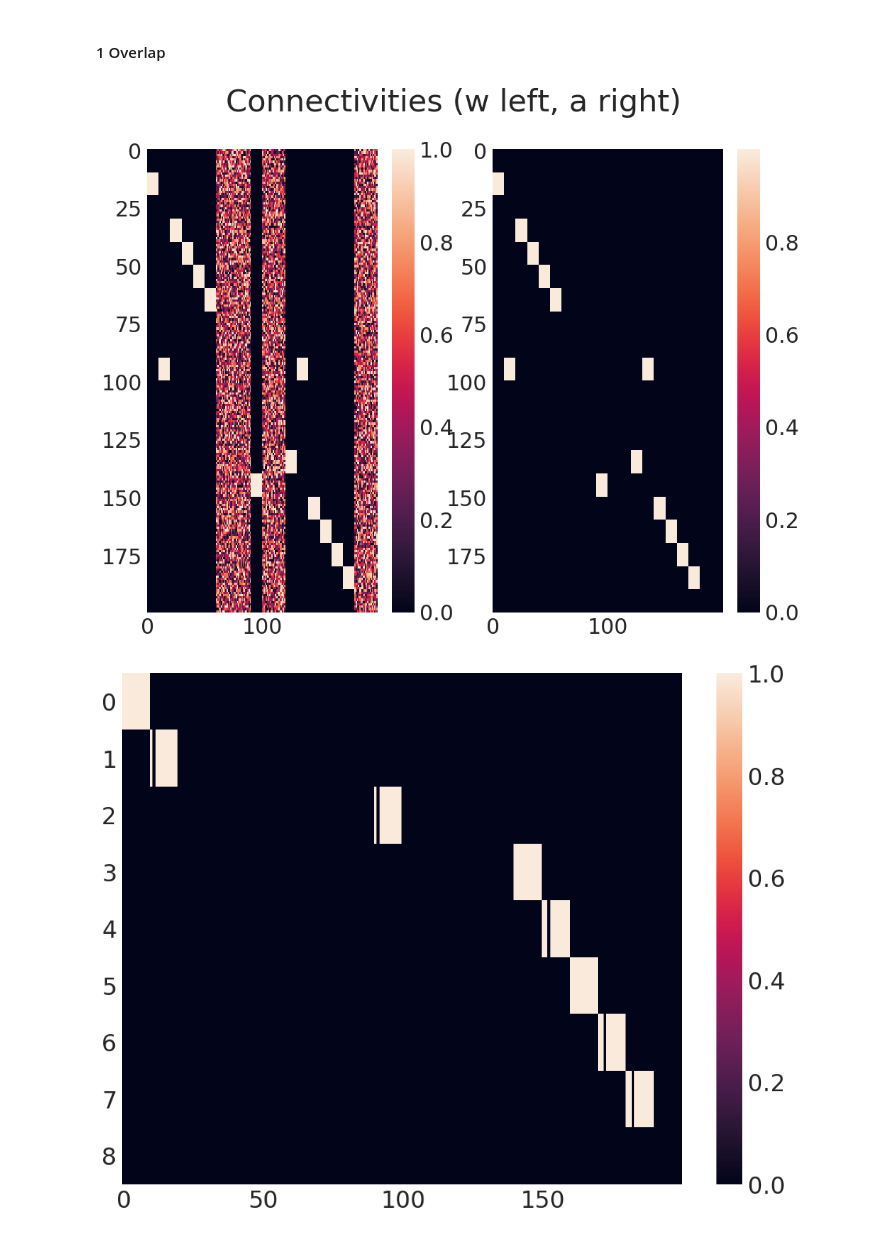
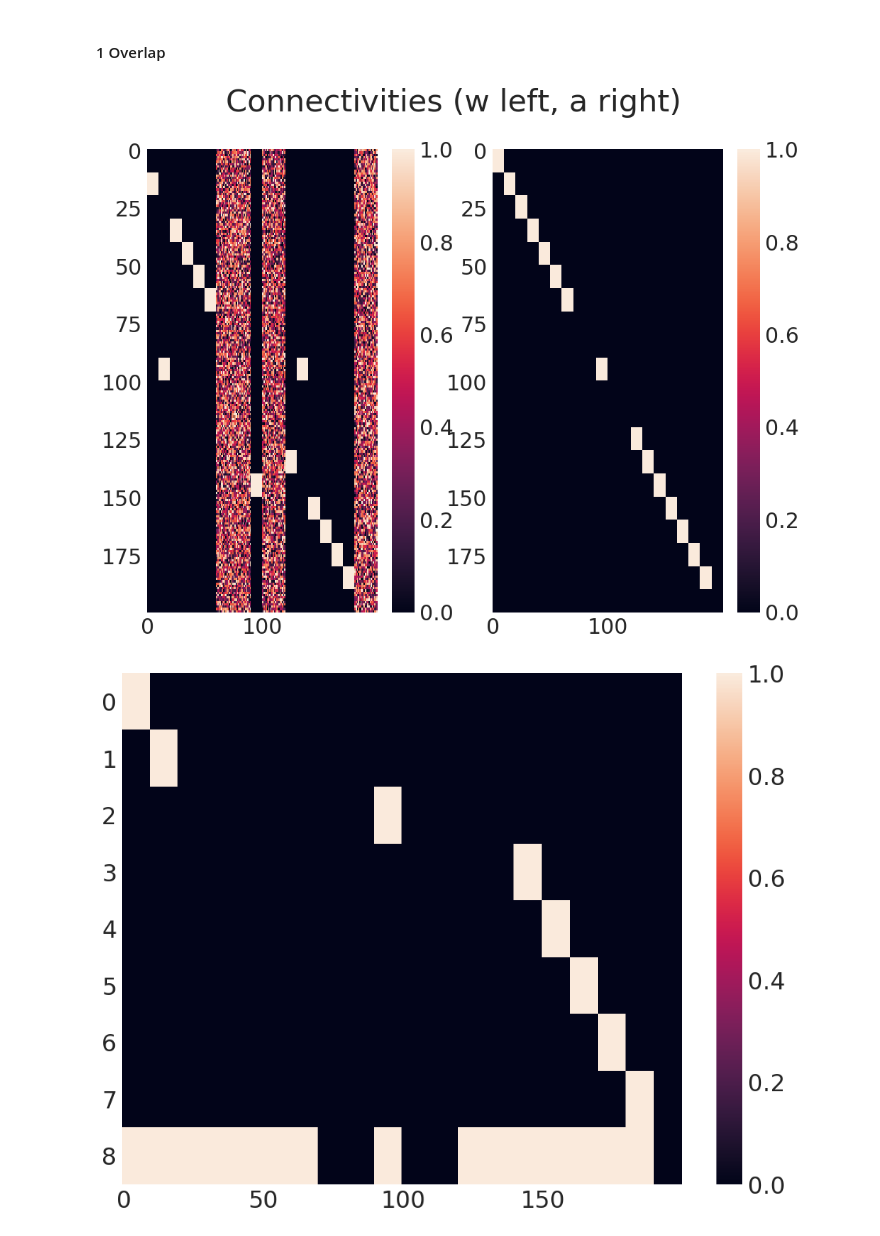
Before and after one commit to h-mayorquin/minai_levy_hippocampus, a Jupyter notebook: notebooks/2017-10-13(Overlap).ipynb, the cells around one changed output. Cells and saved outputs as stored; diff of their text form; code cells hidden in the pictures.

```diff
--- a/notebooks/2017-10-13(Overlap).ipynb
+++ b/notebooks/2017-10-13(Overlap).ipynb
@@ -200,12 +200,12 @@ training_time = 100
 epsilon = 0.1
 
 # Instantiate the network
-nn = MinaNetwork(N_input=N_input, N_recurrent=N_recurrent, p=p, v=v, b=b, Ki=Ki, Kr=Kr, Ci=Ci, Cr=Cr,
+nn = MinaNetwork(n_input=N_input, n_recurrent=N_recurrent, p=p, v=v, b=b, Ki=Ki, Kr=Kr, Ci=Ci, Cr=Cr,
                  theta=theta, phi=phi, uniform_w=False)
 
 # Build the patterns
 number_of_patterns = 20
-sparsity = 10
+sparsity = 5.0
 nn.build_patterns_dictionary(number_of_patterns=number_of_patterns, sparsity=sparsity)
 
 # Training
@@ -213,9 +213,10 @@ sequence1 = [ 0,  1,  9,  2,  3,  4,  5,  6]
 sequence2 = [12, 13, 9, 14, 15, 16, 17, 18]
 epsilon = 0.1
 training_time = 200
+pre_synaptic_rule = True
 
-nn.train_network(epsilon=epsilon, training_time=training_time, sequence=sequence1)
-nn.train_network(epsilon=epsilon, training_time=training_time, sequence=sequence2);
+nn.train_network(epsilon=epsilon, training_time=training_time, sequence=sequence1, pre_synaptic_rule=pre_synaptic_rule)
+nn.train_network(epsilon=epsilon, training_time=training_time, sequence=sequence2, pre_synaptic_rule=pre_synaptic_rule);
 # %%
 fig = plt.figure(figsize=(16, 12))
 
@@ -232,20 +233,20 @@ ax2.grid()
 fig.colorbar(im1, ax=ax1);
 fig.colorbar(im2, ax=ax2);
 # %% [output]
-[figure, old version]
+[figure, new version]
 # %%
 sequence = sequence1
-cue = nn.patterns_dictionary[sequence[0]]
+cue = sequence[0]
 recall_time = len(sequence) + 1
 
 recall_history = nn.recall(recall_time, cue)
 
 fig = plt.figure(figsize=(16, 12))
 ax = fig.add_subplot(111)
 im = ax.imshow(recall_history, aspect='auto')
 
 ax.grid()
 
 fig.colorbar(im, ax=ax);
 # %% [output]
-[figure, old version]
+[figure, new version]
```
Also changed, not shown: parts of 9 cells of this notebook, 2 other files.
